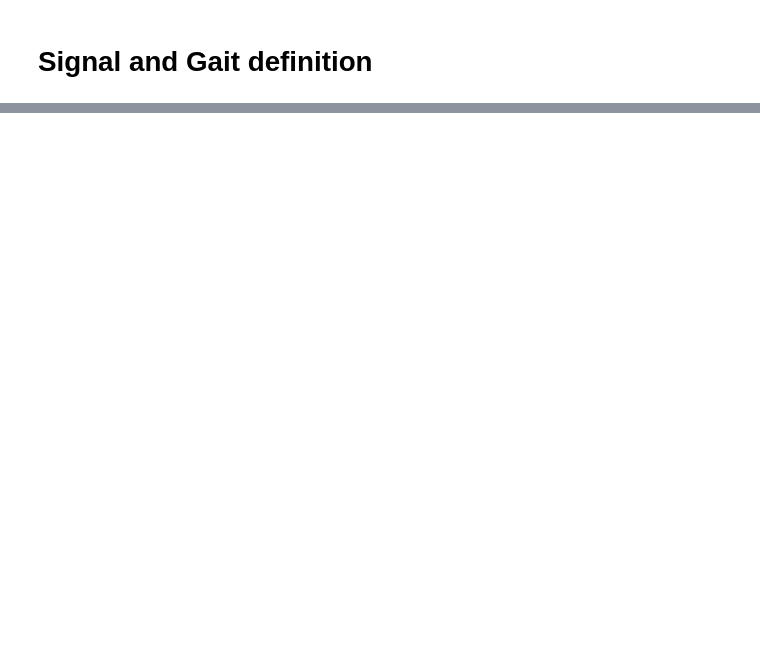
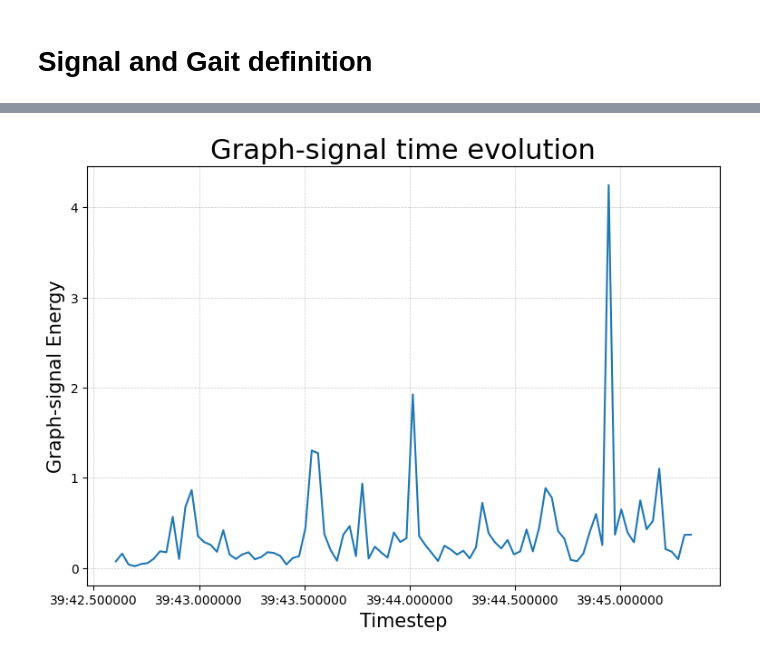
Before and after one commit to rafael-dimare/gft_gait_analysis, a Jupyter notebook: notebooks/skeleton_clean.ipynb, the cells around one changed output, grey strips where cells are left out. Drawn from its saved outputs; the diff is of its cells as text; code cells hidden in the pictures; blank space fills up the shorter version.

```diff
--- a/notebooks/skeleton_clean.ipynb
+++ b/notebooks/skeleton_clean.ipynb
@@ -261,3 +376,12 @@ plt.show()
+# %%
+viz = Visualizer()
+
+fig, ax = plt.subplots(1,1,figsize=(9,6))
+plt.subplots_adjust(wspace=0.1)
+
+viz.plot_energy_evolution(gait.vx, ax=ax)
+# %% [output]
+[figure, added]
 # %%
 frame = 16
 
```
Also changed, not shown: parts of 8 cells of this notebook, 2 other files.
